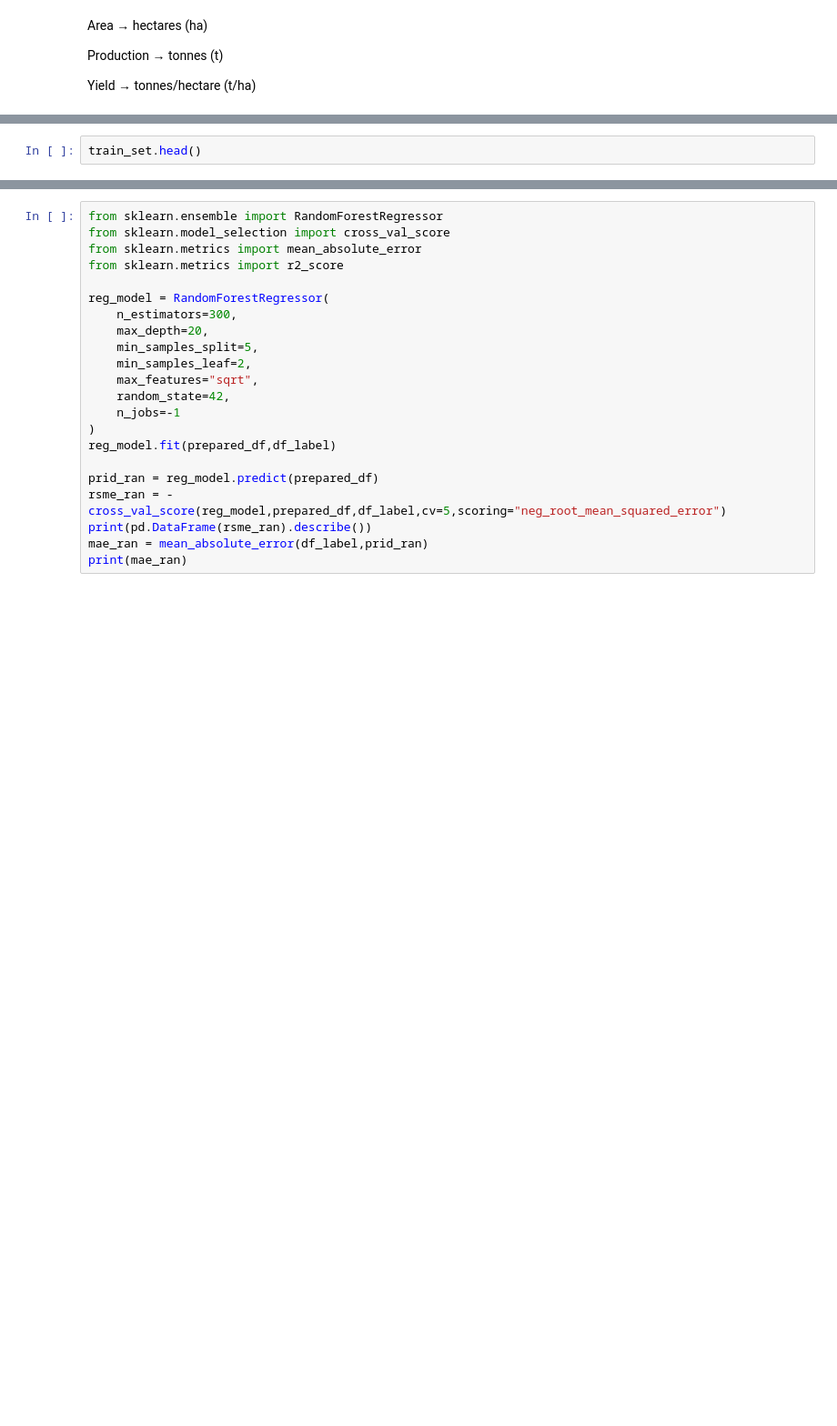
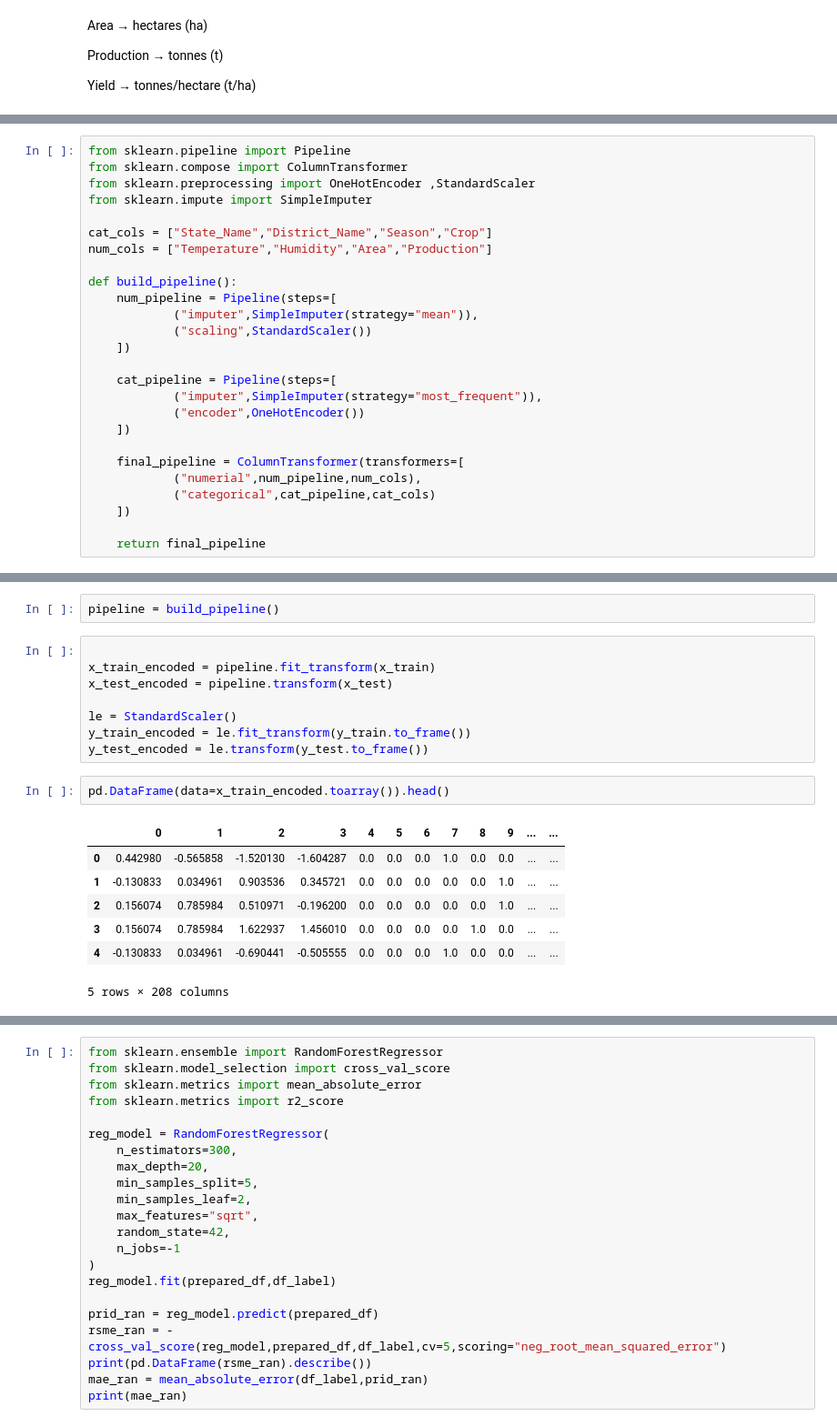
Before and after one commit to yashpawar-99/agripredict-ai, a Jupyter notebook: notebooks/crop_yeild_prediction.ipynb, the cells around one changed output, grey strips where cells are left out. Shown at 91% size. Saved outputs shown, nothing was run; the diff lists cells and outputs as text; blank space fills up the shorter version.

```diff
--- a/notebooks/crop_yeild_prediction.ipynb
+++ b/notebooks/crop_yeild_prediction.ipynb
@@ -296,2 +233,26 @@ train_set, test_set = train_test_split(df,
 # %%
-train_set.head()
+from sklearn.pipeline import Pipeline
+from sklearn.compose import ColumnTransformer
+from sklearn.preprocessing import OneHotEncoder ,StandardScaler
+from sklearn.impute import SimpleImputer
+
+cat_cols = ["State_Name","District_Name","Season","Crop"]
+num_cols = ["Temperature","Humidity","Area","Production"]
+
+def build_pipeline():
+    num_pipeline = Pipeline(steps=[
+            ("imputer",SimpleImputer(strategy="mean")),
+            ("scaling",StandardScaler())
+    ])
+
+    cat_pipeline = Pipeline(steps=[
+            ("imputer",SimpleImputer(strategy="most_frequent")),
+            ("encoder",OneHotEncoder())
+    ])
+
+    final_pipeline = ColumnTransformer(transformers=[
+            ("numerial",num_pipeline,num_cols),
+            ("categorical",cat_pipeline,cat_cols)
+    ])
+
+    return final_pipeline
@@ -368,3 +259,23 @@ pd.DataFrame(prepared_df.toarray(),columns=final_pipeline.get_feature_names_out(
+# %%
+pipeline = build_pipeline()
+# %%
+
+x_train_encoded = pipeline.fit_transform(x_train)
+x_test_encoded = pipeline.transform(x_test)
+
+le = StandardScaler()
+y_train_encoded = le.fit_transform(y_train.to_frame())
+y_test_encoded = le.transform(y_test.to_frame())
+# %%
+pd.DataFrame(data=x_train_encoded.toarray()).head()
+# %% [output]
+|  | 0 | 1 | 2 | 3 | 4 | 5 | 6 | 7 | 8 | 9 | ... | ... |
+| 0 | 0.442980 | -0.565858 | -1.520130 | -1.604287 | 0.0 | 0.0 | 0.0 | 1.0 | 0.0 | 0.0 | ... | ... |
+| 1 | -0.130833 | 0.034961 | 0.903536 | 0.345721 | 0.0 | 0.0 | 0.0 | 0.0 | 0.0 | 1.0 | ... | ... |
+| 2 | 0.156074 | 0.785984 | 0.510971 | -0.196200 | 0.0 | 0.0 | 0.0 | 0.0 | 0.0 | 1.0 | ... | ... |
+| 3 | 0.156074 | 0.785984 | 1.622937 | 1.456010 | 0.0 | 0.0 | 0.0 | 0.0 | 1.0 | 0.0 | ... | ... |
+| 4 | -0.130833 | 0.034961 | -0.690441 | -0.505555 | 0.0 | 0.0 | 0.0 | 1.0 | 0.0 | 0.0 | ... | ... |
+5 rows × 208 columns
 # %%
 #PIPELINE ARE DONE NOW TEST THE PROCESSED DATA WITH THE DIFFRENT MODEL
 from sklearn.linear_model import LinearRegression
```
Also changed, not shown: parts of 46 cells of this notebook, 1 other file.
